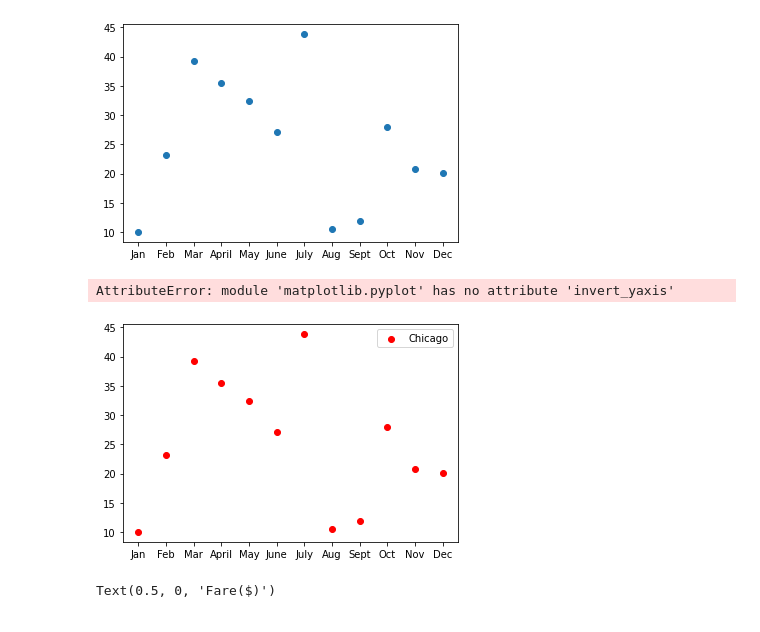
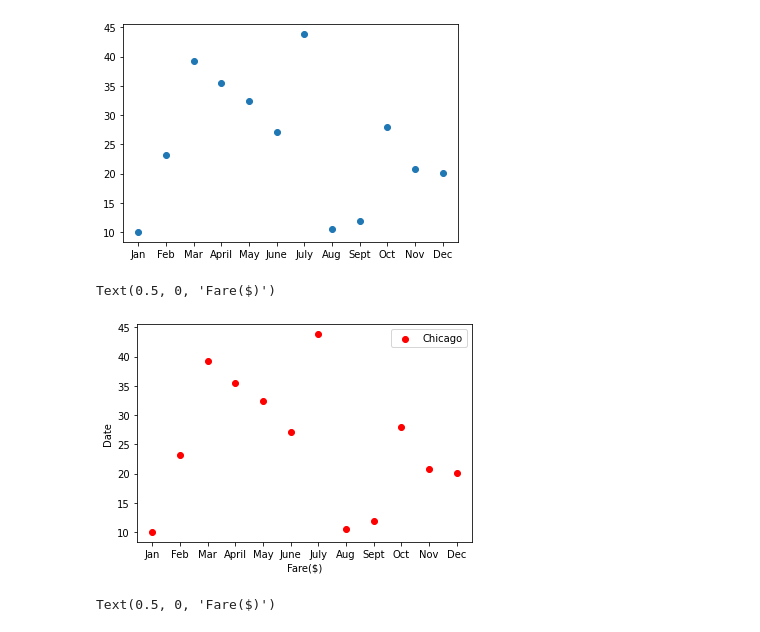
Before and after one commit to vishaldeo/PyBer_Analysis, a Jupyter notebook: matplotlib_practice.ipynb, the cells around one changed output. Drawn from its saved outputs; the diff is of its cells as text; code cells hidden in the pictures.

```diff
--- a/matplotlib_practice.ipynb
+++ b/matplotlib_practice.ipynb
@@ -151,12 +152,12 @@ plt.plot(x_axis, y_axis, 'o')
 # %%
 plt.scatter(x_axis, y_axis,color='r', label='Chicago')
 plt.legend()
-plt.invert_yaxis()
+# plt.invert_yaxis()
 plt.ylabel("Date")
 plt.xlabel("Fare($)")
 # %% [output]
-AttributeError: module 'matplotlib.pyplot' has no attribute 'invert_yaxis'
+Text(0.5, 0, 'Fare($)')
-[figure, old version]
+[figure, new version]
 # %%
 fig, ax = plt.subplots()
 ax.scatter(y_axis, x_axis,color='red', label='Chicago')
```
Also changed, not shown: parts of 10 cells of this notebook, 4 other files.
